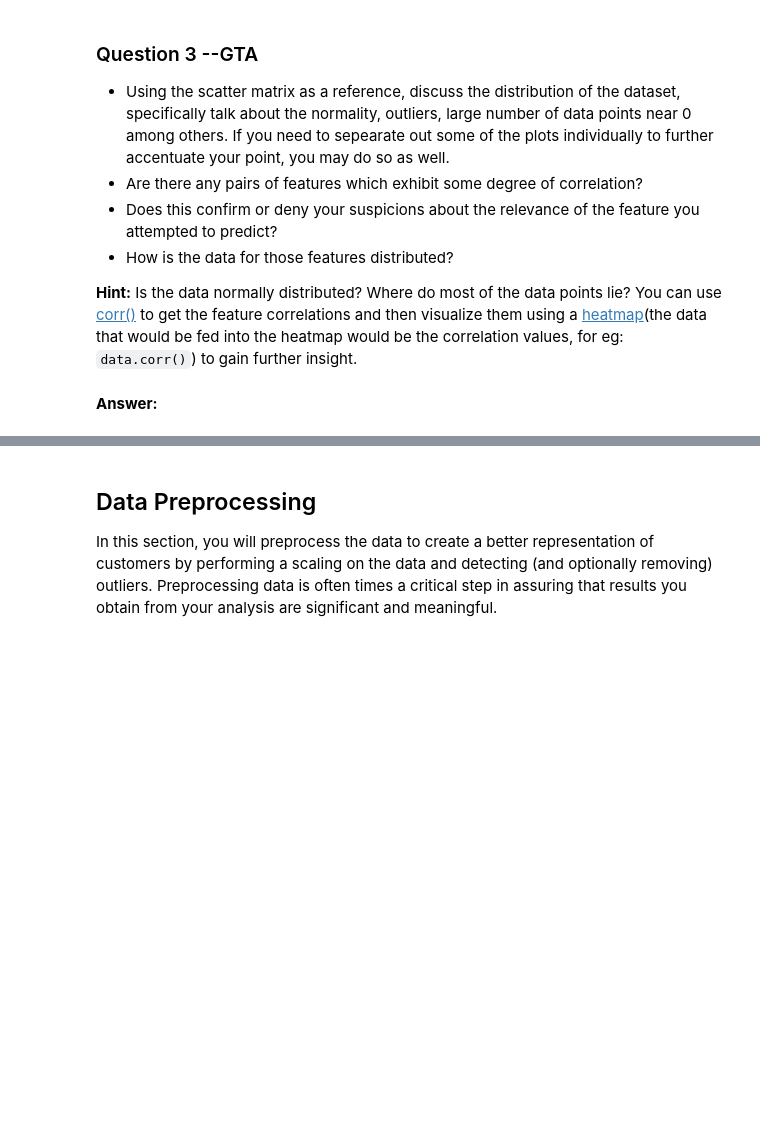
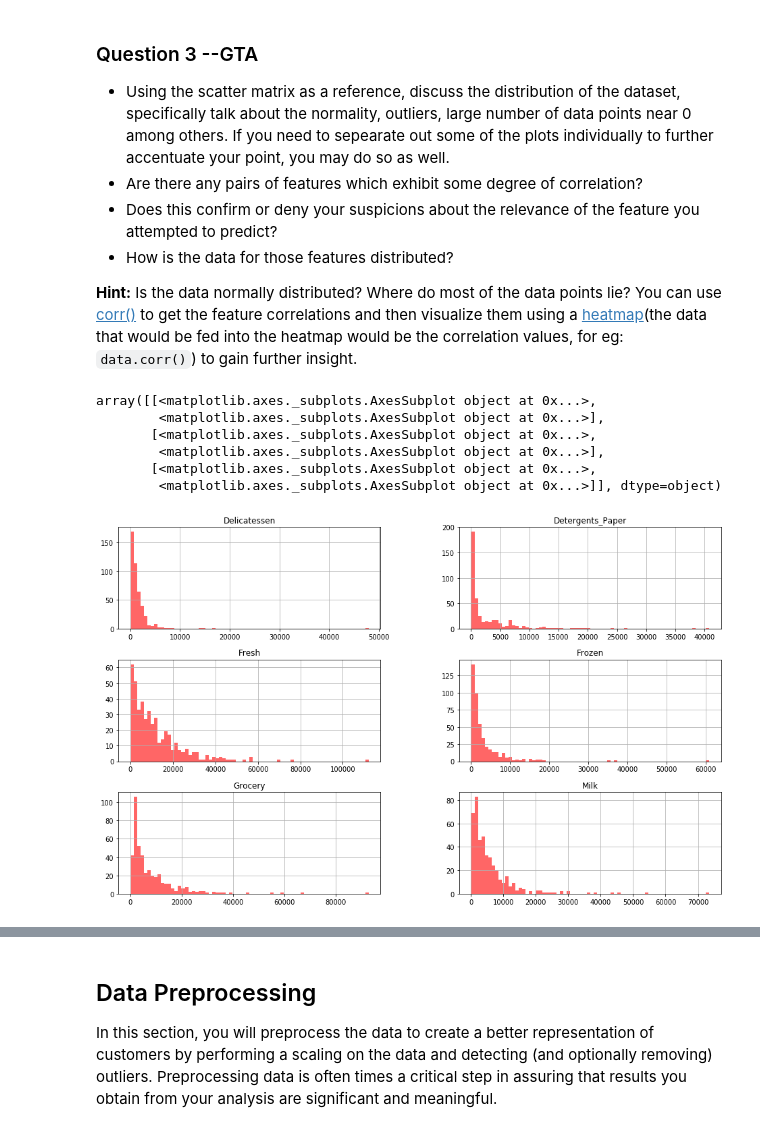
Before and after one commit to grantaguinaldo/mlnd, a Jupyter notebook: projects/customer_segments/working/customer_segments_gta.ipynb, the cells around one changed output, grey strips where cells are left out. Saved outputs shown, nothing was run; the diff lists cells and outputs as text; code cells hidden in the pictures; blank space fills up the shorter version.

```diff
--- a/projects/customer_segments/working/customer_segments_gta.ipynb
+++ b/projects/customer_segments/working/customer_segments_gta.ipynb
@@ -179,5 +174,15 @@ pd.scatter_matrix(data, alpha = 0.3, figsize = (14,8), diagonal = 'kde');
 * How is the data for those features distributed?
 
 **Hint:** Is the data normally distributed? Where do most of the data points lie? You can use [corr()](https://pandas.pydata.org/pandas-docs/stable/generated/pandas.DataFrame.corr.html) to get the feature correlations and then visualize them using a [heatmap](http://seaborn.pydata.org/generated/seaborn.heatmap.html)(the data that would be fed into the heatmap would be the correlation values, for eg: `data.corr()`) to gain further insight.
-# %% [markdown]
-**Answer:**
+# %%
+#Plot to visuale the data and determine if the data follows a normal distribution.
+
+data.hist(color='r', alpha=0.6, bins=70, figsize=(16,10))
+# %% [output]
+array([[<matplotlib.axes._subplots.AxesSubplot object at 0x...>,
+        <matplotlib.axes._subplots.AxesSubplot object at 0x...>],
+       [<matplotlib.axes._subplots.AxesSubplot object at 0x...>,
+        <matplotlib.axes._subplots.AxesSubplot object at 0x...>],
+       [<matplotlib.axes._subplots.AxesSubplot object at 0x...>,
+        <matplotlib.axes._subplots.AxesSubplot object at 0x...>]], dtype=object)
+[figure, added]
```
Also changed, not shown: parts of 15 cells of this notebook.
